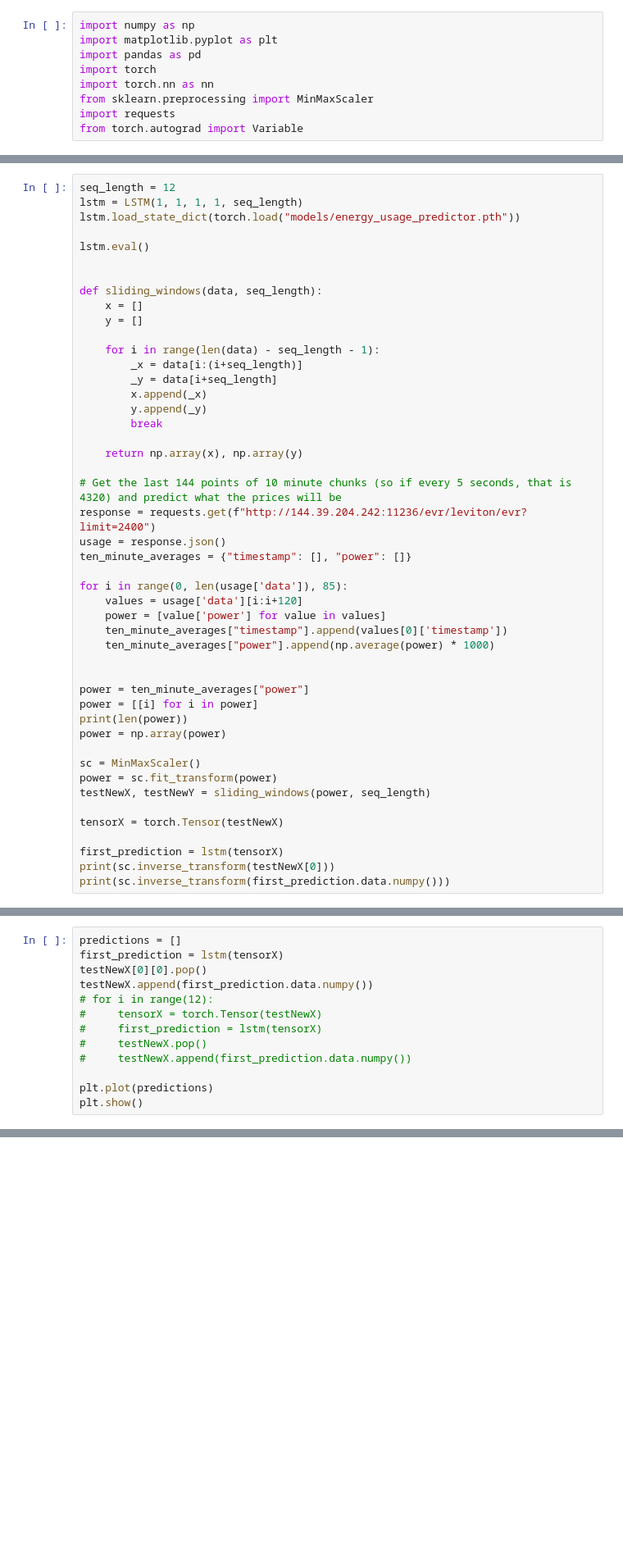
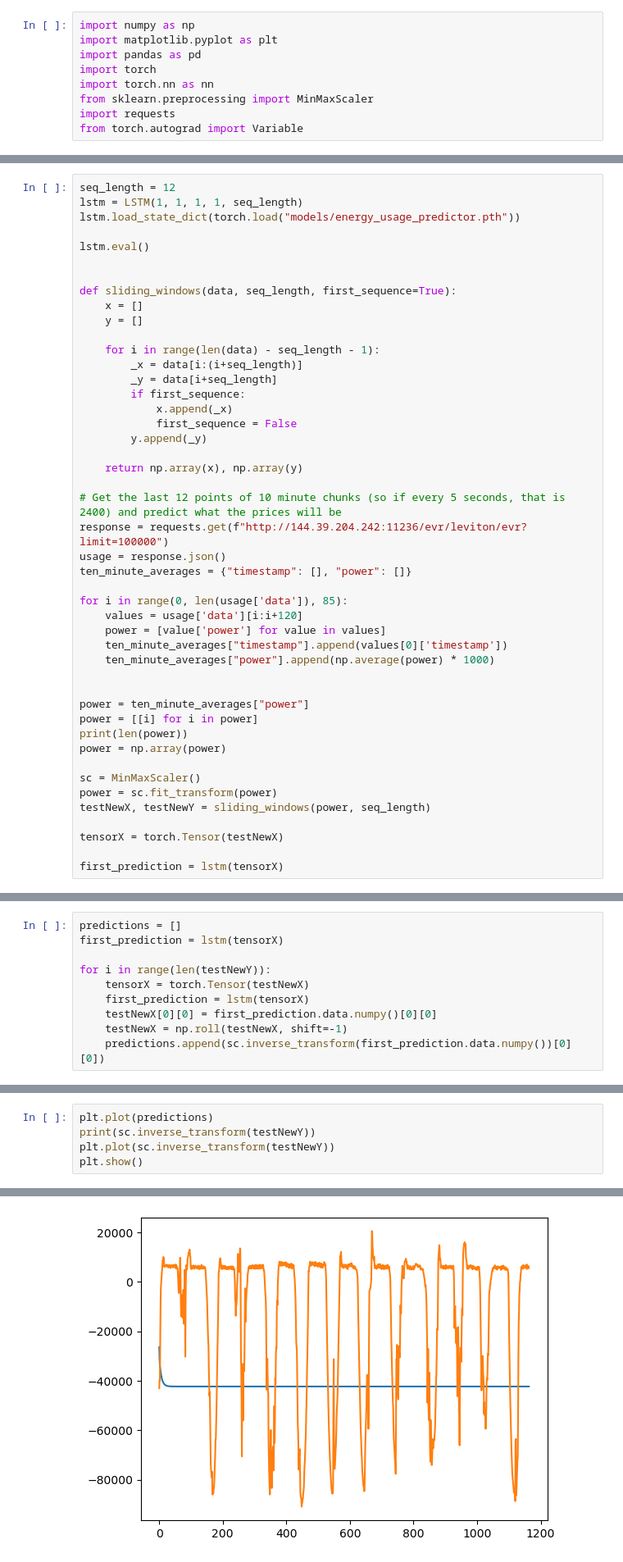
Before and after one commit to DIRECTLab/Predictive-EMS, a Jupyter notebook: predict_next_few_hours.ipynb, the cells around one changed output, grey strips where cells are left out. Shown at 82% size. Cells and saved outputs as stored; diff of their text form; blank space fills up the shorter version.

Commit message:
Need to remove solar before building the predictor. Right now, if predicting for lots of time, it just eventually gets to its average of -40000

```diff
--- a/predict_next_few_hours.ipynb
+++ b/predict_next_few_hours.ipynb
@@ -46,21 +46,22 @@ lstm.load_state_dict(torch.load("models/energy_usage_predictor.pth"))
 lstm.eval()
 
 
-def sliding_windows(data, seq_length):
+def sliding_windows(data, seq_length, first_sequence=True):
     x = []
     y = []
 
     for i in range(len(data) - seq_length - 1):
         _x = data[i:(i+seq_length)]
         _y = data[i+seq_length]
-        x.append(_x)
+        if first_sequence:
+            x.append(_x)
+            first_sequence = False
         y.append(_y)
-        break
 
     return np.array(x), np.array(y)
 
-# Get the last 144 points of 10 minute chunks (so if every 5 seconds, that is 4320) and predict what the prices will be
-response = requests.get(f"http://144.39.204.242:11236/evr/leviton/evr?limit=2400")
+# Get the last 12 points of 10 minute chunks (so if every 5 seconds, that is 2400) and predict what the prices will be
+response = requests.get(f"http://144.39.204.242:11236/evr/leviton/evr?limit=100000")
 usage = response.json()
 ten_minute_averages = {"timestamp": [], "power": []}
 
@@ -83,6 +84,4 @@ testNewX, testNewY = sliding_windows(power, seq_length)
 tensorX = torch.Tensor(testNewX)
 
 first_prediction = lstm(tensorX)
-print(sc.inverse_transform(testNewX[0]))
-print(sc.inverse_transform(first_prediction.data.numpy()))
 # %% [output]
@@ -103,13 +89,10 @@ print(sc.inverse_transform(first_prediction.data.numpy()))
 # %%
 predictions = []
 first_prediction = lstm(tensorX)
-testNewX[0][0].pop()
-testNewX.append(first_prediction.data.numpy())
-# for i in range(12):
-#     tensorX = torch.Tensor(testNewX)
-#     first_prediction = lstm(tensorX)
-#     testNewX.pop()
-#     testNewX.append(first_prediction.data.numpy())
 
-plt.plot(predictions)
-plt.show()
+for i in range(len(testNewY)):
+    tensorX = torch.Tensor(testNewX)
+    first_prediction = lstm(tensorX)
+    testNewX[0][0] = first_prediction.data.numpy()[0][0]
+    testNewX = np.roll(testNewX, shift=-1)
+    predictions.append(sc.inverse_transform(first_prediction.data.numpy())[0][0])
@@ -117,0 +99,6 @@ AttributeError: 'numpy.ndarray' object has no attribute 'pop'
+# %%
+plt.plot(predictions)
+print(sc.inverse_transform(testNewY))
+plt.plot(sc.inverse_transform(testNewY))
+plt.show()
+# %% [output]
@@ -117,0 +112 @@ AttributeError: 'numpy.ndarray' object has no attribute 'pop'
+[figure, added]
```
Also changed, not shown: parts of 3 cells of this notebook, 1 other file.
